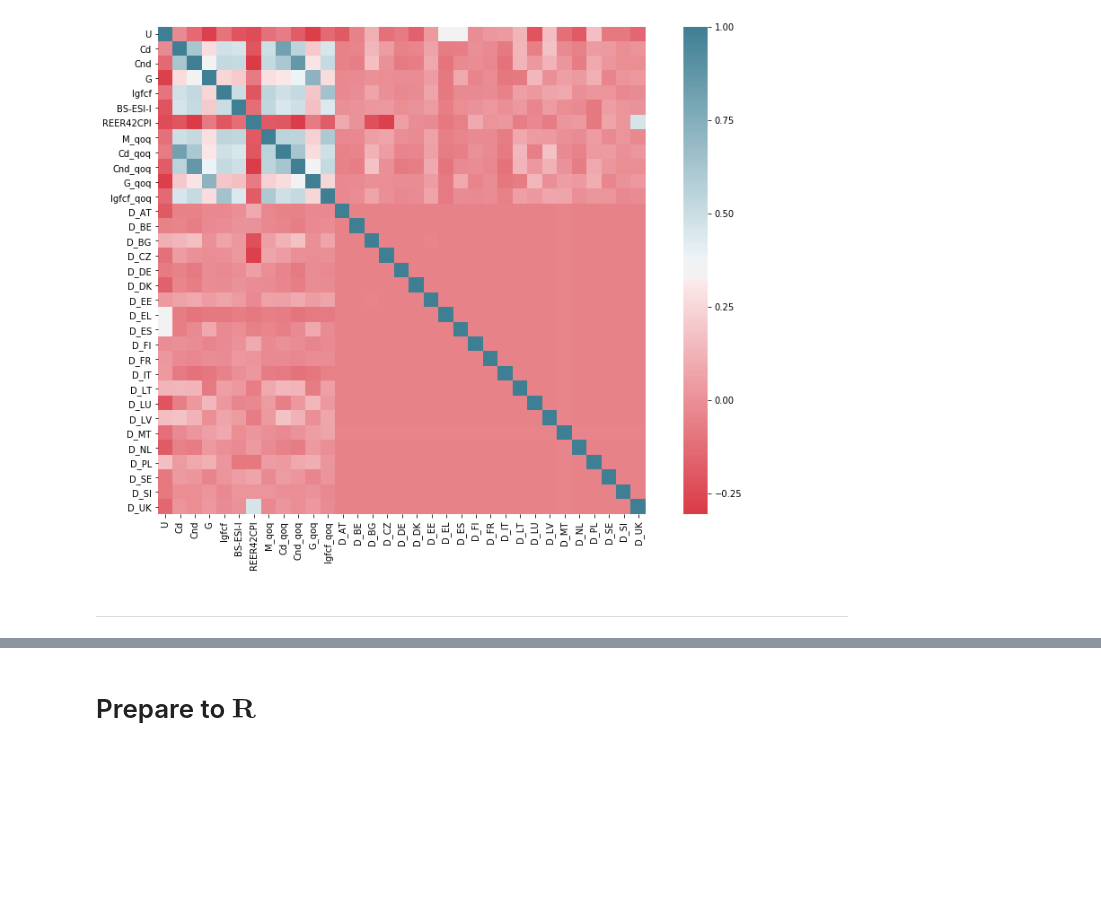
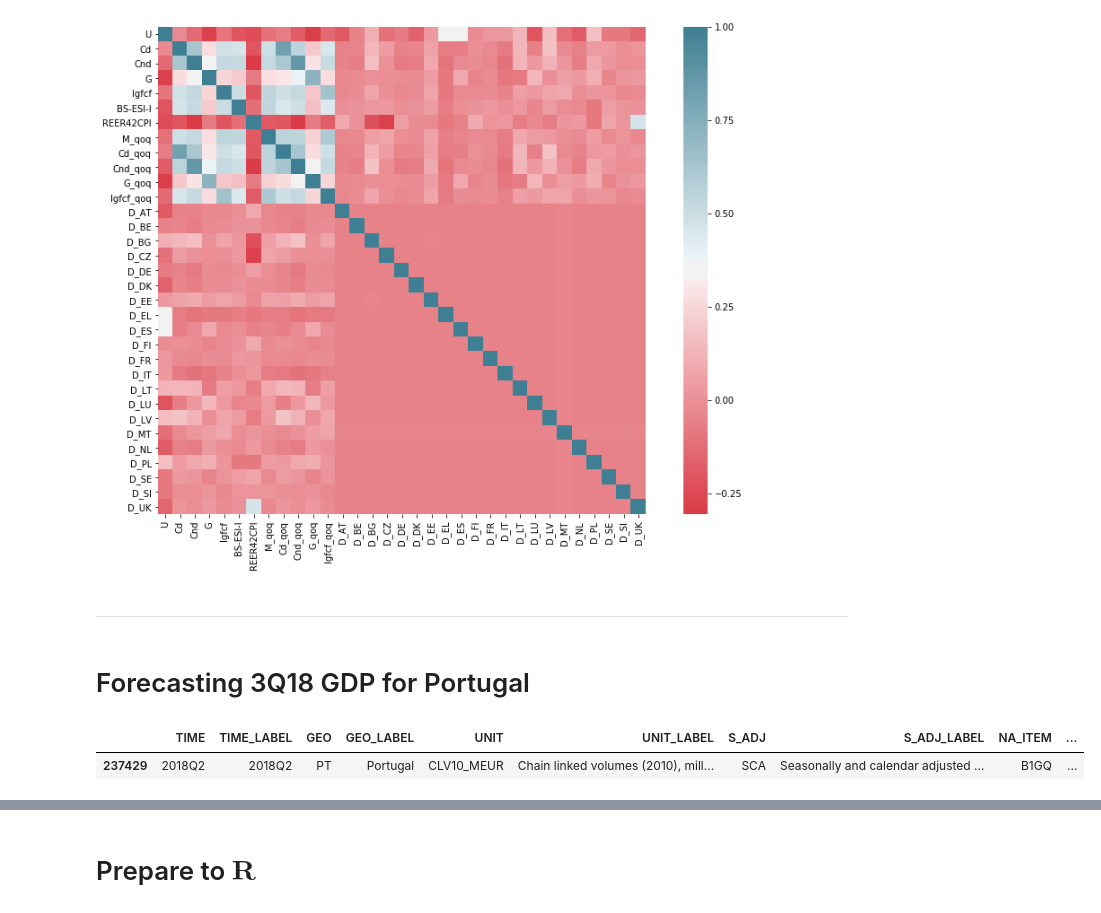
Before and after one commit to boturon/NovaSBE_Courses, a Jupyter notebook: 1107_macroeconomic-policies/assignment/pred-gdp/data.ipynb, the cells around one changed output, grey strips where cells are left out. Saved outputs shown, nothing was run; the diff lists cells and outputs as text; code cells hidden in the pictures; blank space fills up the shorter version.

```diff
--- a/1107_macroeconomic-policies/assignment/pred-gdp/data.ipynb
+++ b/1107_macroeconomic-policies/assignment/pred-gdp/data.ipynb
@@ -1112,3 +1110,10 @@ sns.heatmap(U0.corr(), mask=np.zeros_like(U0.corr(), dtype=np.bool),
 [figure]
 # %% [markdown]
 _______________________
+# %% [markdown]
+# Forecasting 3Q18 GDP for Portugal
+# %%
+namq_10_gdp[((namq_10_gdp.GEO == "PT")&(namq_10_gdp.NA_ITEM == "B1GQ"))&((namq_10_gdp.TIME_LABEL == "2018Q2")&(namq_10_gdp.UNIT == "CLV10_MEUR"))]
+# %% [output]
+|  | TIME | TIME_LABEL | GEO | GEO_LABEL | UNIT | UNIT_LABEL | S_ADJ | S_ADJ_LABEL | NA_ITEM | ... |
+| 237429 | 2018Q2 | 2018Q2 | PT | Portugal | CLV10_MEUR | Chain linked volumes (2010), mill... | SCA | Seasonally and calendar adjusted ... | B1GQ | ... |
```
Also changed, not shown: parts of 42 cells of this notebook, 16 other files.
